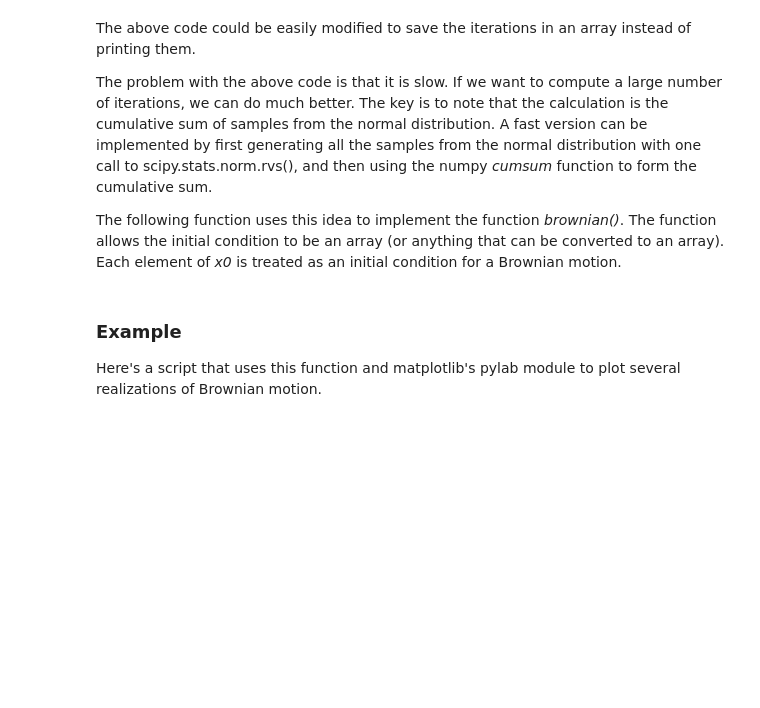
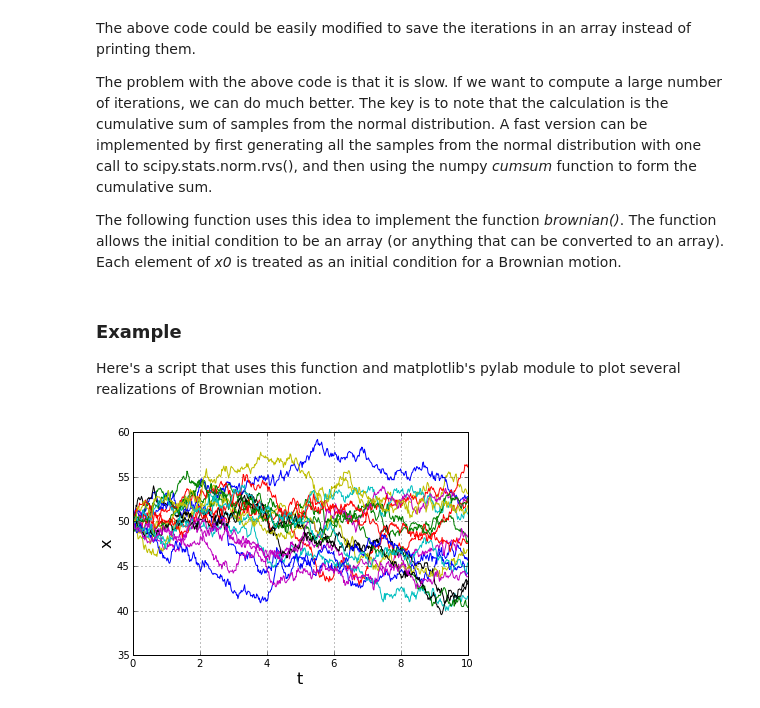
Before and after one commit to scipy/scipy-cookbook, a Jupyter notebook: ipython/BrownianMotion.ipynb, the cells around one changed output. Cells and saved outputs as stored; diff of their text form; code cells hidden in the pictures; blank space fills up the shorter version.

Commit message:
Fix up BrownianMotion + include plots + remove attachments

```diff
--- a/ipython/BrownianMotion.ipynb
+++ b/ipython/BrownianMotion.ipynb
@@ -53,7 +73,6 @@ The following function uses this idea to implement the function
 (or anything that can be converted to an array). Each element of *x0* is
 treated as an initial condition for a Brownian motion.
 # %%
-#!python
 """
 brownian() implements one dimensional Brownian motion (i.e. the Wiener process).
 """
@@ -66,7 +85,7 @@ import numpy as np
 
 
 def brownian(x0, n, dt, delta, out=None):
-    """\
+    """
     Generate an instance of Brownian motion (i.e. the Wiener process):
 
         X(t) = X(0) + N(0, delta**2 * t; 0, t)
@@ -134,41 +153,33 @@ def brownian(x0, n, dt, delta, out=None):
 Here's a script that uses this function and matplotlib's pylab module to
 plot several realizations of Brownian motion.
 # %%
-#!python
 import numpy
 from pylab import plot, show, grid, xlabel, ylabel
 
-from brownian import brownian
+# The Wiener process parameter.
+delta = 2
+# Total time.
+T = 10.0
+# Number of steps.
+N = 500
+# Time step size
+dt = T/N
+# Number of realizations to generate.
+m = 20
+# Create an empty array to store the realizations.
+x = numpy.empty((m,N+1))
+# Initial values of x.
+x[:, 0] = 50
 
+brownian(x[:,0], N, dt, delta, out=x[:,1:])
 
-def main():
-
-    # The Wiener process parameter.
-    delta = 2
-    # Total time.
-    T = 10.0
-    # Number of steps.
-    N = 500
-    # Time step size
-    dt = T/N
-    # Number of realizations to generate.
-    m = 20
-    # Create an empty array to store the realizations.
-    x = numpy.empty((m,N+1))
-    # Initial values of x.
-    x[:, 0] = 50
-
-    brownian(x[:,0], N, dt, delta, out=x[:,1:])
-
-    t = numpy.linspace(0.0, N*dt, N+1)
-    for k in range(m):
-        plot(t, x[k])
-    xlabel('t', fontsize=16)
-    ylabel('x', fontsize=16)
-    grid(True)
-    show()
-
-
-if __name__ == "__main__":
-    main()
+t = numpy.linspace(0.0, N*dt, N+1)
+for k in range(m):
+    plot(t, x[k])
+xlabel('t', fontsize=16)
+ylabel('x', fontsize=16)
+grid(True)
+show()
+# %% [output]
+[figure, added]
 # %% [markdown]
```
Also changed, not shown: parts of 3 cells of this notebook, 2 other files.
